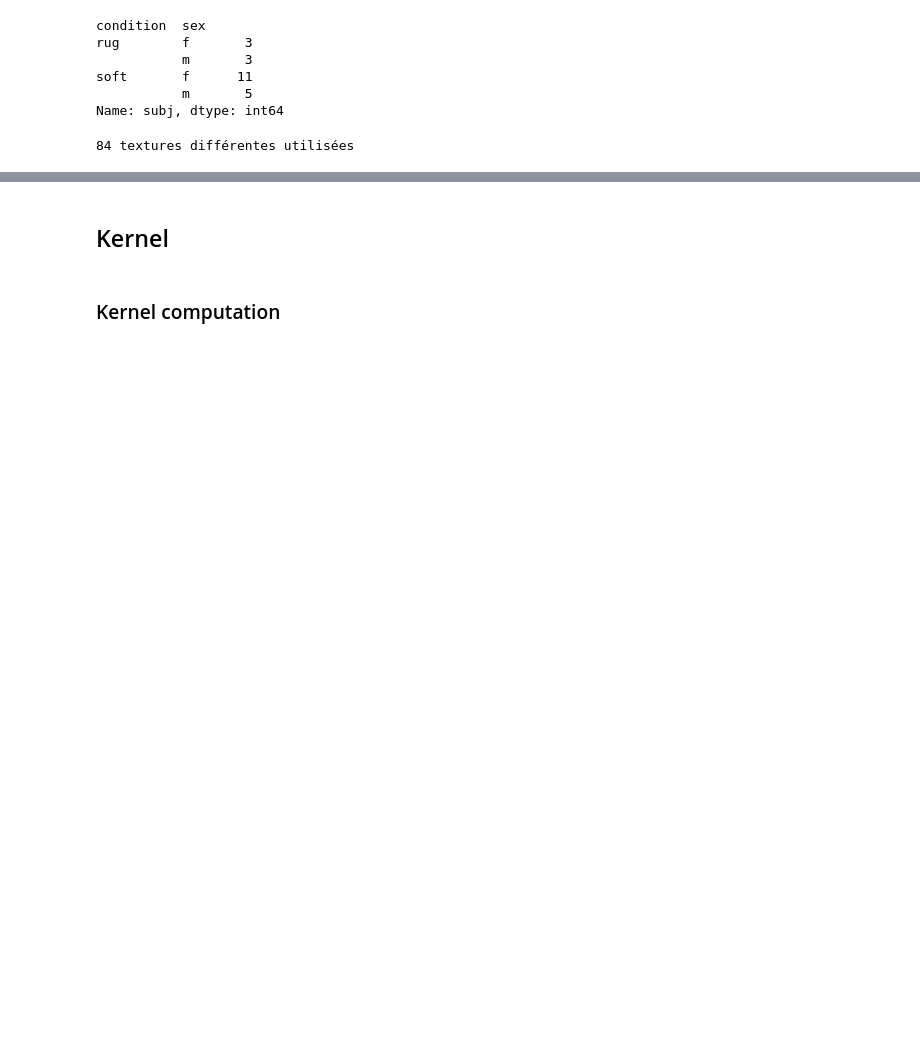
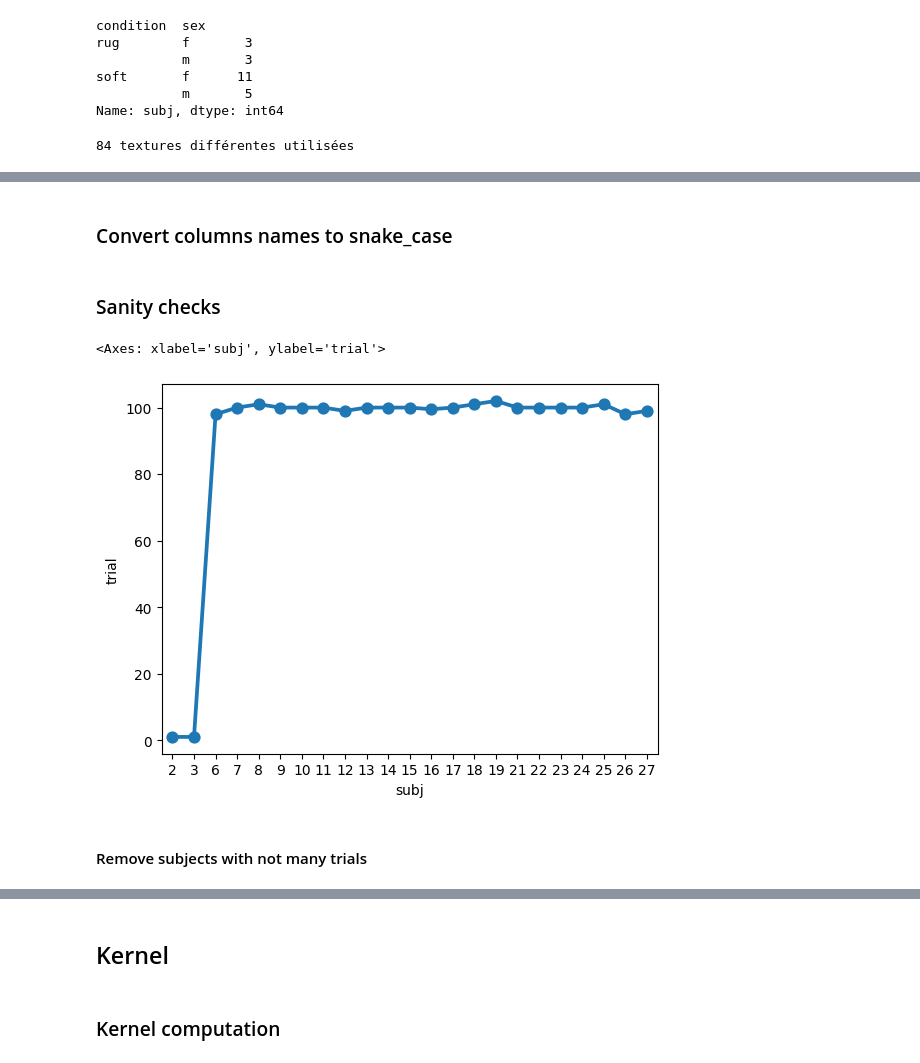
Before and after one commit to neuro-team-femto/revtact, a Jupyter notebook: analysis/analysis_beha_topo.ipynb, the cells around one changed output, grey strips where cells are left out. Drawn from its saved outputs; the diff is of its cells as text; code cells hidden in the pictures; blank space fills up the shorter version.

```diff
--- a/analysis/analysis_beha_topo.ipynb
+++ b/analysis/analysis_beha_topo.ipynb
@@ -116,0 +133,8 @@ _=plt.ylabel('unique texture ids')
+# %%
+data_summary = glob.glob("./data/meca/summary/*.xlsx")
+print("got %d summary files"%len(data_summary))
+data_df_summary = pd.DataFrame()
+for data_sum in data_summary:
+    participant_data_summary = pd.read_excel(data_sum,engine="openpyxl")
+    data_df_summary = pd.concat([data_df_summary, participant_data_summary], ignore_index=True)
+print('dataframe has %d subjects'%data_df_summary.Subject.nunique())
@@ -116,0 +153,18 @@ _=plt.ylabel('unique texture ids')
+# %% [markdown]
+### Convert columns names to snake_case
+# %%
+data_df_summary.rename(columns=lambda x: x[0].lower() + x.strip().lower().replace(' ', '_').title()[1:].lower(),inplace=True)  # snake_case
+data_df_summary.rename(columns=lambda x: re.sub(r'[^a-z0-9_]', '', x.strip().lower().replace(' ', '_')), inplace=True)
+# %%
+data_df_summary.rename(columns={'subject': 'subj'},inplace=True)
+# %% [markdown]
+### Sanity checks
+# %%
+# Trials by subject
+d=data_df_summary.groupby(['subj']).trial.count()/2
+sns.pointplot(data=d.reset_index(), x='subj',y='trial')
+# %% [output]
+<Axes: xlabel='subj', ylabel='trial'>
+[figure, added]
+# %% [markdown]
+#### Remove subjects with not many trials
```
Also changed, not shown: parts of 24 cells of this notebook, 2 other files.
